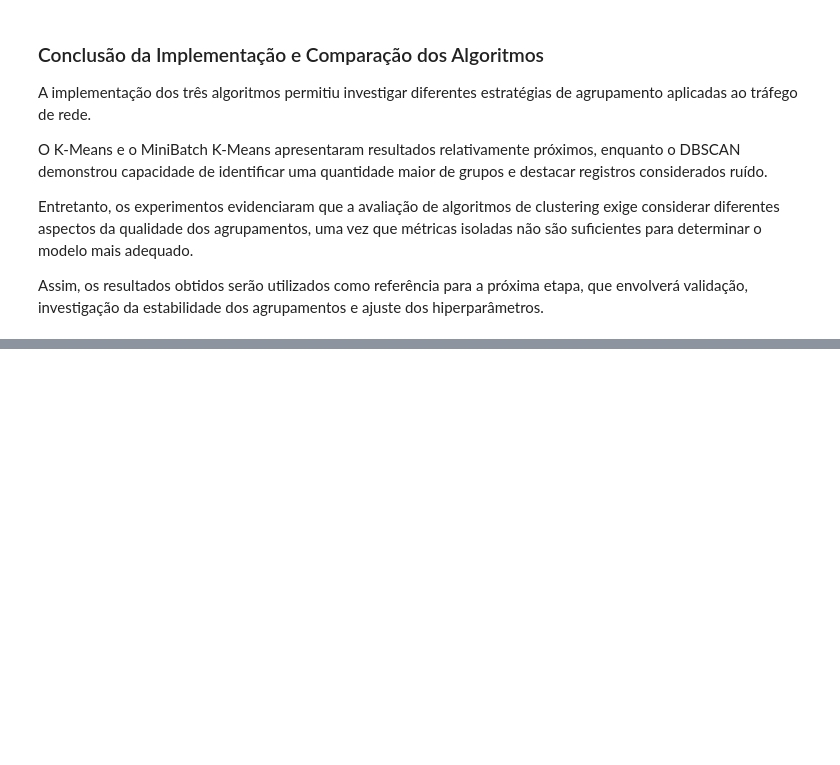
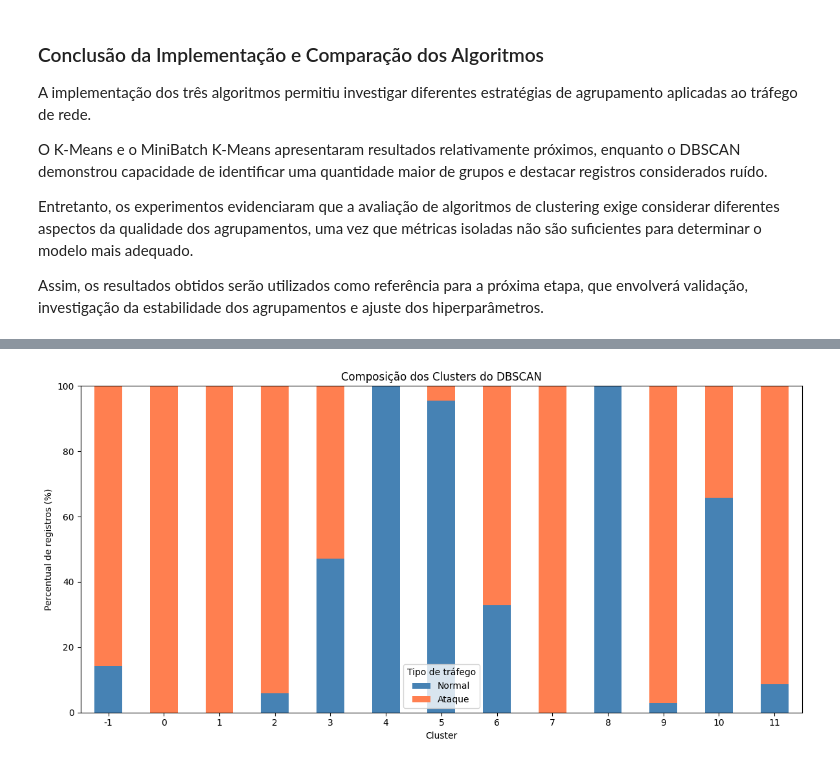
Before and after one commit to pedroemilio17/Machine_learning, a Jupyter notebook: 3_EDA_DOCUMENTADA.ipynb, the cells around one changed output, grey strips where cells are left out. Cells and saved outputs as stored; diff of their text form; code cells hidden in the pictures; blank space fills up the shorter version.

```diff
--- a/3_EDA_DOCUMENTADA.ipynb
+++ b/3_EDA_DOCUMENTADA.ipynb
@@ -1829,0 +2463,34 @@ Assim, os resultados obtidos serão utilizados como referência para a próxima
+# %%
+
+import matplotlib.pyplot as plt
+
+# Percentual de tráfego normal e ataques por cluster
+percentuais_clusters = (
+    tabela_clusters.div(
+        tabela_clusters.sum(axis=1),
+        axis=0
+    ) * 100
+)
+
+# Gráfico de barras empilhadas
+ax = percentuais_clusters.plot(
+    kind='bar',
+    stacked=True,
+    figsize=(12, 6),
+    color=['steelblue', 'coral']
+)
+
+plt.title('Composição dos Clusters do DBSCAN')
+plt.xlabel('Cluster')
+plt.ylabel('Percentual de registros (%)')
+plt.legend(
+    title='Tipo de tráfego',
+    labels=['Normal', 'Ataque']
+)
+
+plt.xticks(rotation=0)
+plt.ylim(0, 100)
+plt.tight_layout()
+plt.show()
+# %% [output]
+[figure, added]
```
Also changed, not shown: parts of 30 cells of this notebook.
